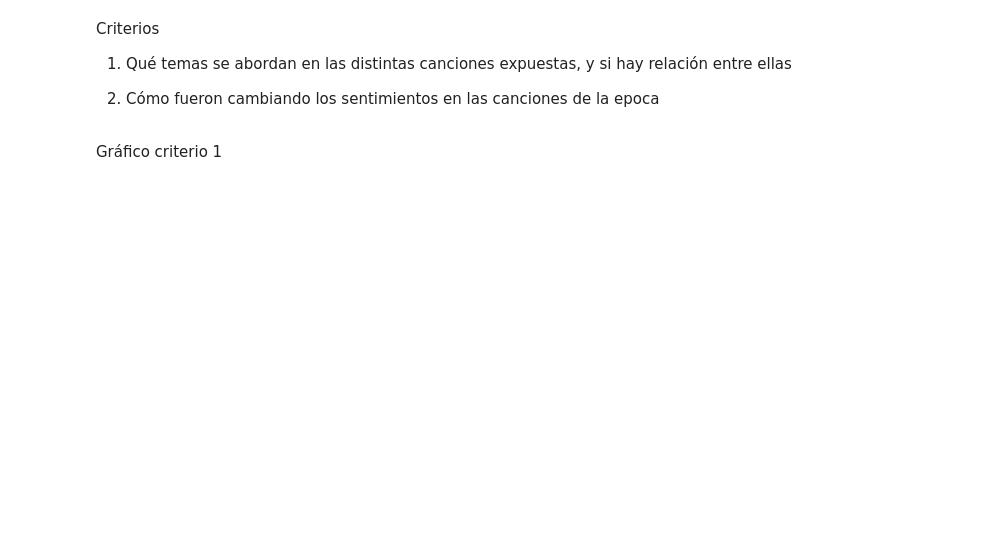
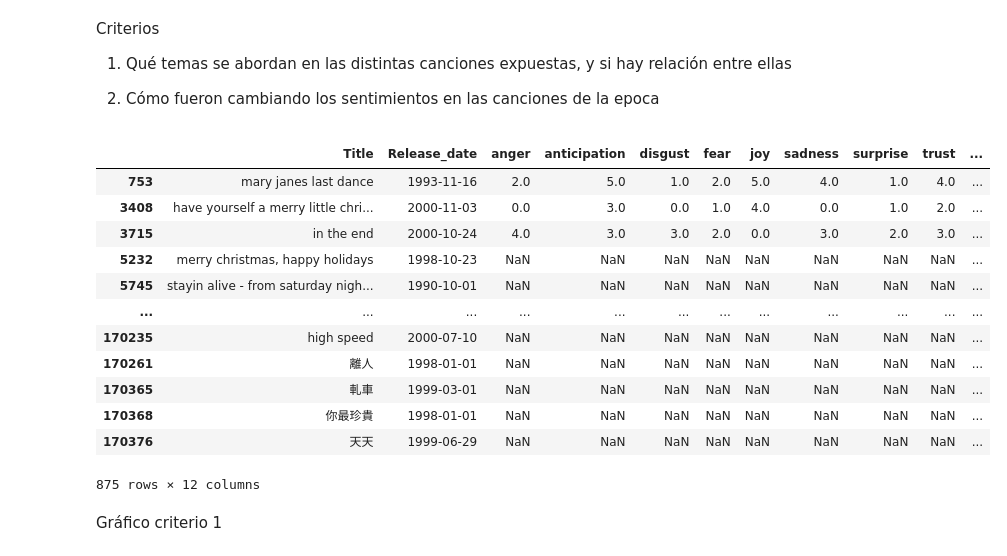
Before and after one commit to DiegoCisternas/VD_Grupo24, a Jupyter notebook: Tarea1/Diego_Cisternas.ipynb, the cells around one changed output. Saved outputs shown, nothing was run; the diff lists cells and outputs as text; code cells hidden in the pictures; blank space fills up the shorter version.

```diff
--- a/Tarea1/Diego_Cisternas.ipynb
+++ b/Tarea1/Diego_Cisternas.ipynb
@@ -10,9 +10,30 @@ Criterios
 # %%
 df = pd.read_csv('Final database.csv', low_memory=False)
 
 df['Release_date'] = pd.to_datetime(df['Release_date'], errors='coerce')
 
 emotion_cols = ['anger','anticipation','disgust','fear','joy','sadness','surprise','trust','negative','positive']
+df = df[(df['Release_date'].dt.year >= 1990) & (df['Release_date'].dt.year <= 2000)]
+
+df_90_2s = df.drop_duplicates(subset='Title')
+df_90_1s = df.drop_duplicates(subset='Title')
+
+df_90_2s_filtered = df_90_2s[['Title', 'Release_date'] + emotion_cols]
+df_90_1s_filtered = df_90_1s[['Title', 'Release_date'] + emotion_cols]
+# %% [output]
+|  | Title | Release_date | anger | anticipation | disgust | fear | joy | sadness | surprise | trust | ... |
+| 753 | mary janes last dance | 1993-11-16 | 2.0 | 5.0 | 1.0 | 2.0 | 5.0 | 4.0 | 1.0 | 4.0 | ... |
+| 3408 | have yourself a merry little chri... | 2000-11-03 | 0.0 | 3.0 | 0.0 | 1.0 | 4.0 | 0.0 | 1.0 | 2.0 | ... |
+| 3715 | in the end | 2000-10-24 | 4.0 | 3.0 | 3.0 | 2.0 | 0.0 | 3.0 | 2.0 | 3.0 | ... |
+| 5232 | merry christmas, happy holidays | 1998-10-23 | NaN | NaN | NaN | NaN | NaN | NaN | NaN | NaN | ... |
+| 5745 | stayin alive - from saturday nigh... | 1990-10-01 | NaN | NaN | NaN | NaN | NaN | NaN | NaN | NaN | ... |
+| ... | ... | ... | ... | ... | ... | ... | ... | ... | ... | ... | ... |
+| 170235 | high speed | 2000-07-10 | NaN | NaN | NaN | NaN | NaN | NaN | NaN | NaN | ... |
+| 170261 | 離人 | 1998-01-01 | NaN | NaN | NaN | NaN | NaN | NaN | NaN | NaN | ... |
+| 170365 | 軋車 | 1999-03-01 | NaN | NaN | NaN | NaN | NaN | NaN | NaN | NaN | ... |
+| 170368 | 你最珍貴 | 1998-01-01 | NaN | NaN | NaN | NaN | NaN | NaN | NaN | NaN | ... |
+| 170376 | 天天 | 1999-06-29 | NaN | NaN | NaN | NaN | NaN | NaN | NaN | NaN | ... |
+875 rows × 12 columns
 # %% [markdown]
 Gráfico criterio 1
 # %%
```
Also changed, not shown: parts of 1 cell of this notebook.
